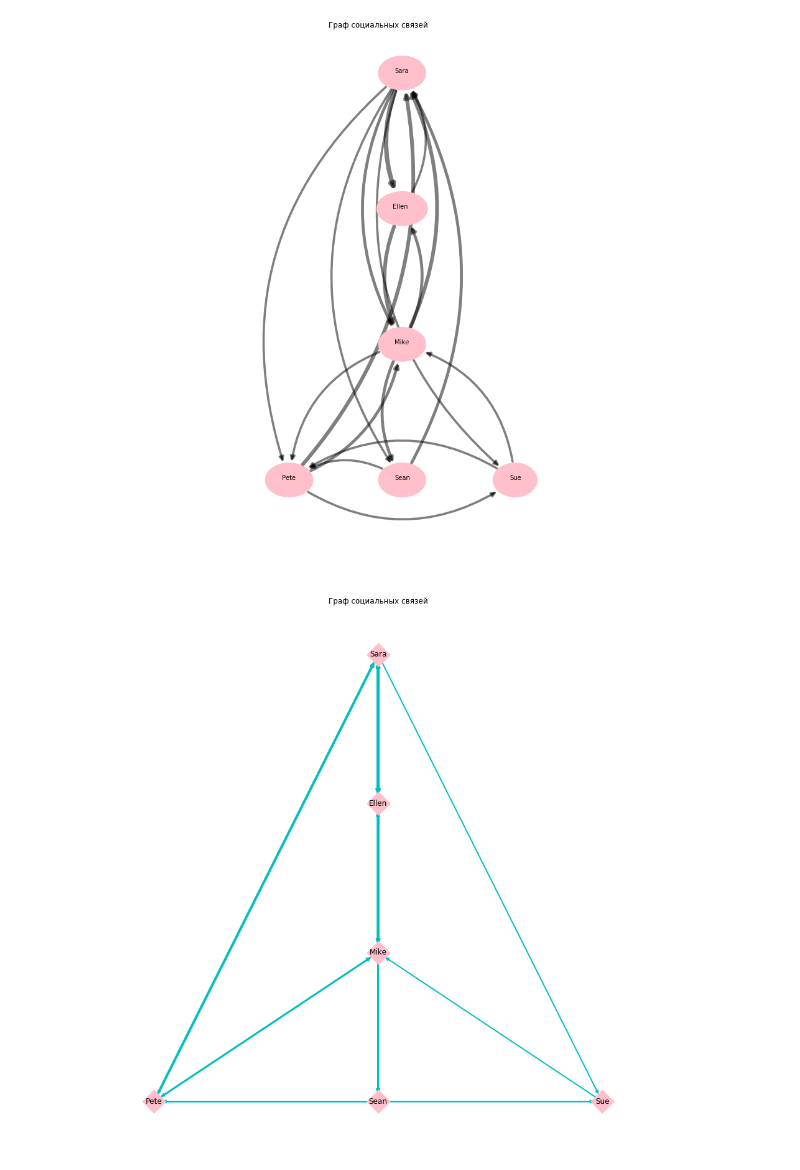
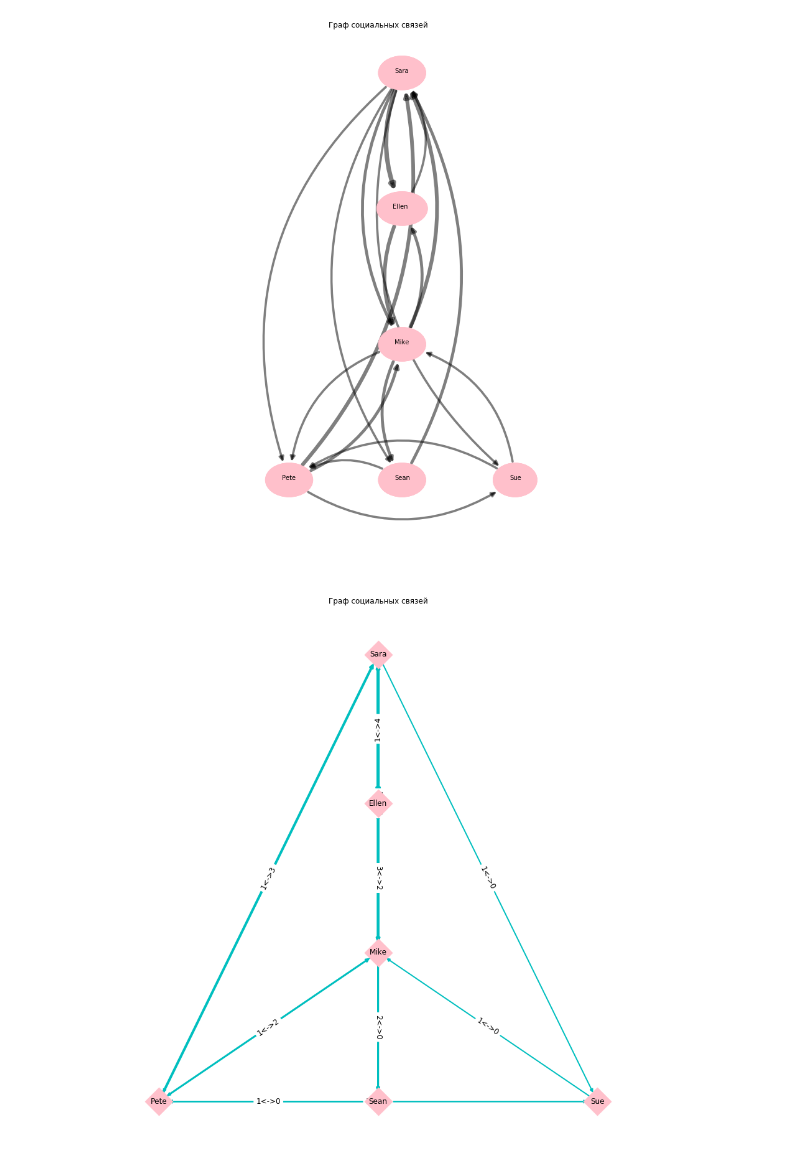
Before and after one commit to booydar/workshop, a Jupyter notebook: nx Graph.ipynb, the cells around one changed output. Saved outputs shown, nothing was run; the diff lists cells and outputs as text; code cells hidden in the pictures.

```diff
--- a/nx Graph.ipynb
+++ b/nx Graph.ipynb
@@ -152,6 +152,6 @@ graph.draw_users(alpha=0.5, labels=id_usr,  info='edges')
 # %% [output]
 [figure]
 # %%
-graph.draw_users(alpha=1, labels=id_usr, info='time', style=None)
+graph.draw_users(alpha=1, labels=id_usr, style=None, node_size=1000, info='edges')
 # %% [output]
-[figure, old version]
+[figure, new version]
```
Also changed, not shown: parts of 6 cells of this notebook, 1 other file.
